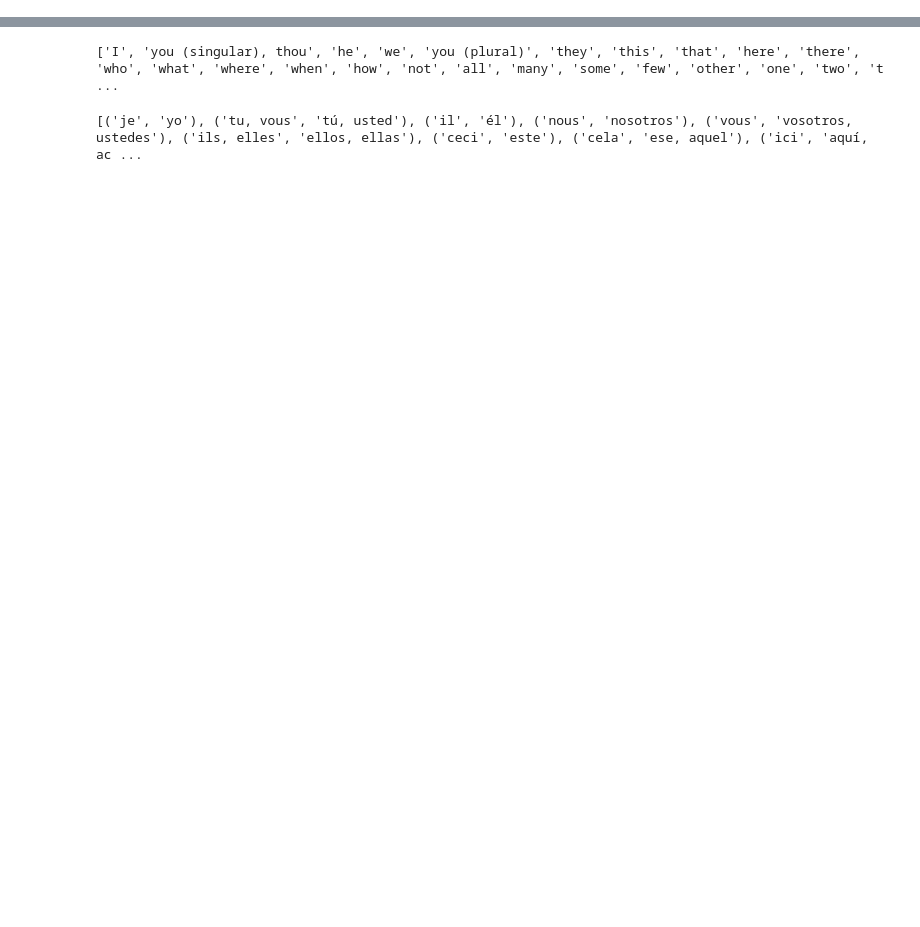
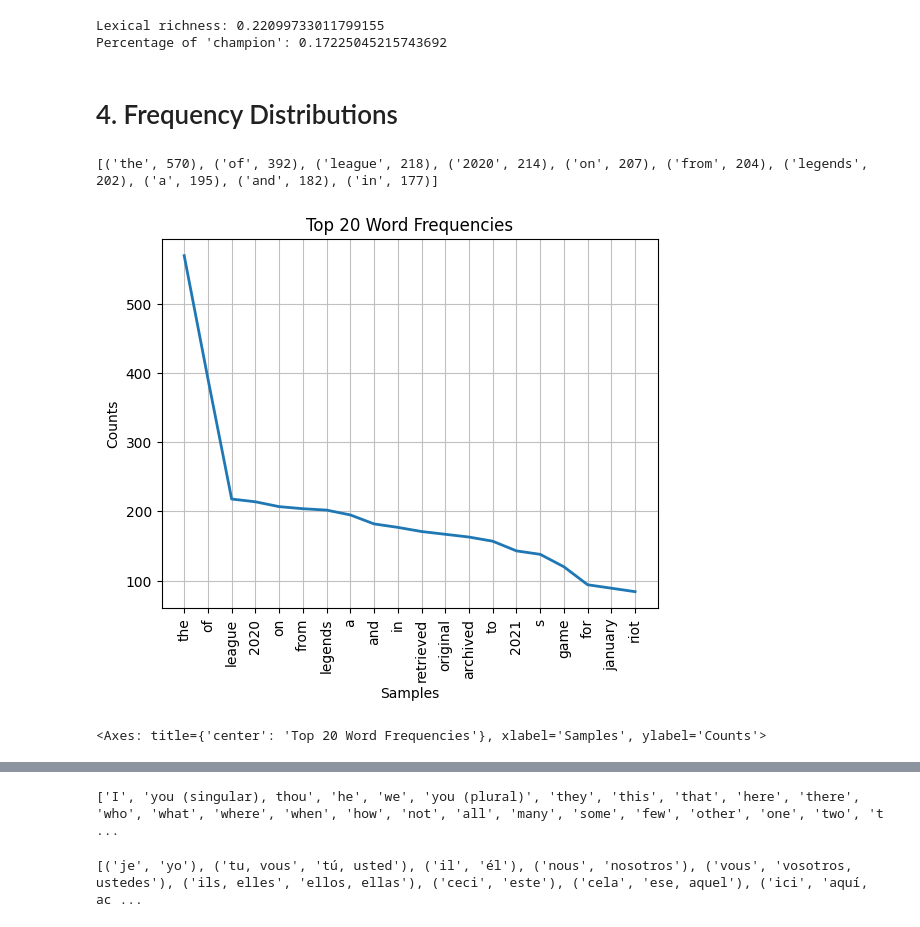
Before and after one commit to diegomorenom/NLP_Foundations_LoL_Wikipedia, a Jupyter notebook: NPL_Foundations_to_League_of_Legends_Wikipedia.ipynb, the cells around one changed output, grey strips where cells are left out. Drawn from its saved outputs; the diff is of its cells as text; code cells hidden in the pictures; blank space fills up the shorter version.

```diff
--- a/NPL_Foundations_to_League_of_Legends_Wikipedia.ipynb
+++ b/NPL_Foundations_to_League_of_Legends_Wikipedia.ipynb
@@ -18,7 +65,0 @@ import plotly.express as px
-# %%
-import requests
-from bs4 import BeautifulSoup
-import re
-from nltk.tokenize import RegexpTokenizer
-url = 'https://en.wikipedia.org/wiki/League_of_Legends'
-r = requests.get(url)
@@ -71,0 +83,11 @@ tokens[:10]
+# %%
+# Retrieve and parse Wikipedia text
+url = 'https://en.wikipedia.org/wiki/League_of_Legends'
+response = requests.get(url)
+soup = BeautifulSoup(response.text, 'html.parser')
+text = soup.get_text()
+# %%
+# Tokenization and Cleaning
+from nltk.tokenize import RegexpTokenizer
+tokenizer = RegexpTokenizer(r'\w+')
+tokens = tokenizer.tokenize(text.lower())
@@ -510,0 +142,21 @@ print(swadesh.fileids())
+# %%
+# Example usage
+print("Lexical richness:", lexical_richness(tokens))
+print("Percentage of 'champion':", word_percentage('champion', tokens))
+# %% [output]
+Lexical richness: 0.22099733011799155
+Percentage of 'champion': 0.17225045215743692
+# %% [markdown]
+# 4. Frequency Distributions
+# %%
+# Frequency Distribution
+fdist = nltk.FreqDist(tokens)
+print(fdist.most_common(10))  # Show top 10 most common words
+# %% [output]
+[('the', 570), ('of', 392), ('league', 218), ('2020', 214), ('on', 207), ('from', 204), ('legends', 202), ('a', 195), ('and', 182), ('in', 177)]
+# %%
+# Visualize Word Frequency
+fdist.plot(20, title="Top 20 Word Frequencies")
+# %% [output]
+[figure, added]
+<Axes: title={'center': 'Top 20 Word Frequencies'}, xlabel='Samples', ylabel='Counts'>
```
Also changed, not shown: parts of 130 cells of this notebook.
